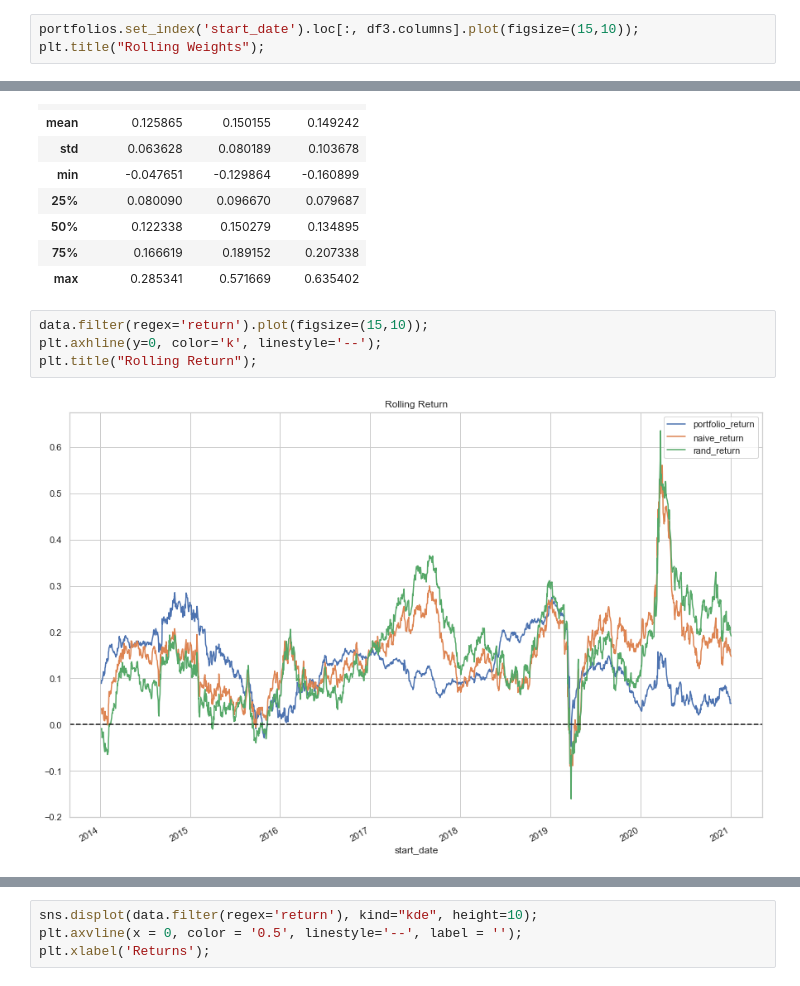
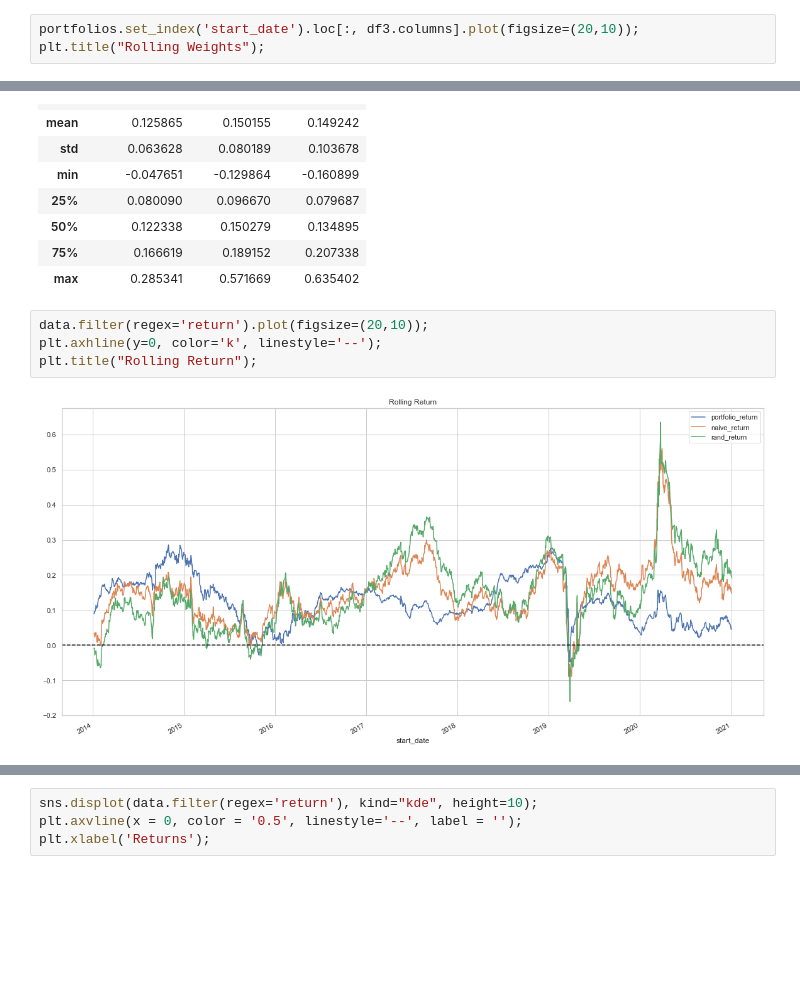
Before and after one commit to marcus-santos/portfolio, a Jupyter notebook: index.ipynb, the cells around one changed output, grey strips where cells are left out. Cells and saved outputs as stored; diff of their text form; blank space fills up the shorter version.

```diff
--- a/index.ipynb
+++ b/index.ipynb
@@ -269,6 +269,6 @@ Wall time: 33.3 s
 | max | 0.253955 | 0.087161 | 4.545354 | 0.0 | 1.0 | 0.174680 | 3.809900 | ... |
 8 rows × 22 columns
 # %%
-portfolios.set_index('start_date').loc[:, df3.columns].plot(figsize=(15,10));
+portfolios.set_index('start_date').loc[:, df3.columns].plot(figsize=(20,10));
 plt.title("Rolling Weights");
 # %% [output]
@@ -392,8 +397,8 @@ data.filter(regex='return').describe()
 | 75% | 0.166619 | 0.189152 | 0.207338 |
 | max | 0.285341 | 0.571669 | 0.635402 |
 # %%
-data.filter(regex='return').plot(figsize=(15,10));
+data.filter(regex='return').plot(figsize=(20,10));
 plt.axhline(y=0, color='k', linestyle='--');
 plt.title("Rolling Return");
 # %% [output]
-[figure, old version]
+[figure, new version]
```
Also changed, not shown: parts of 4 cells of this notebook.
